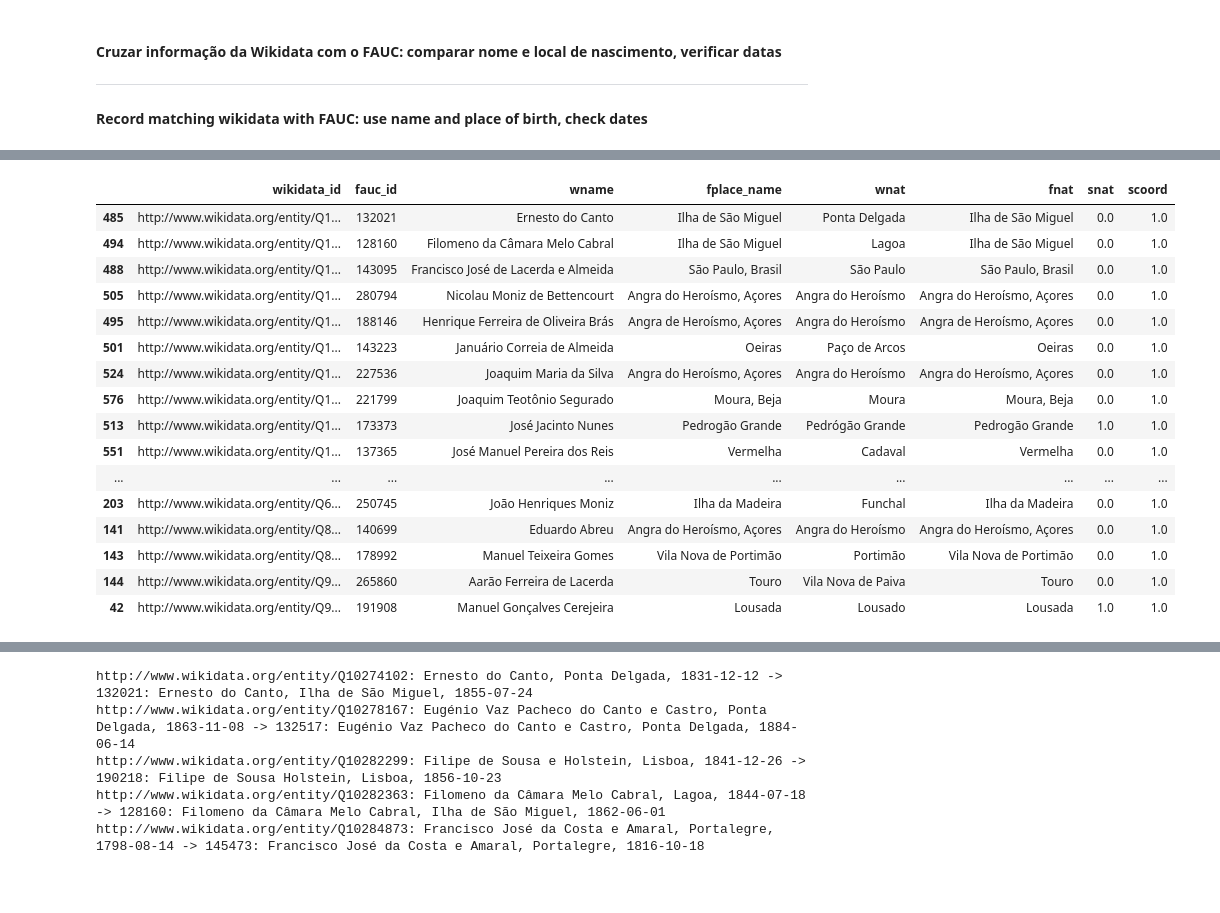
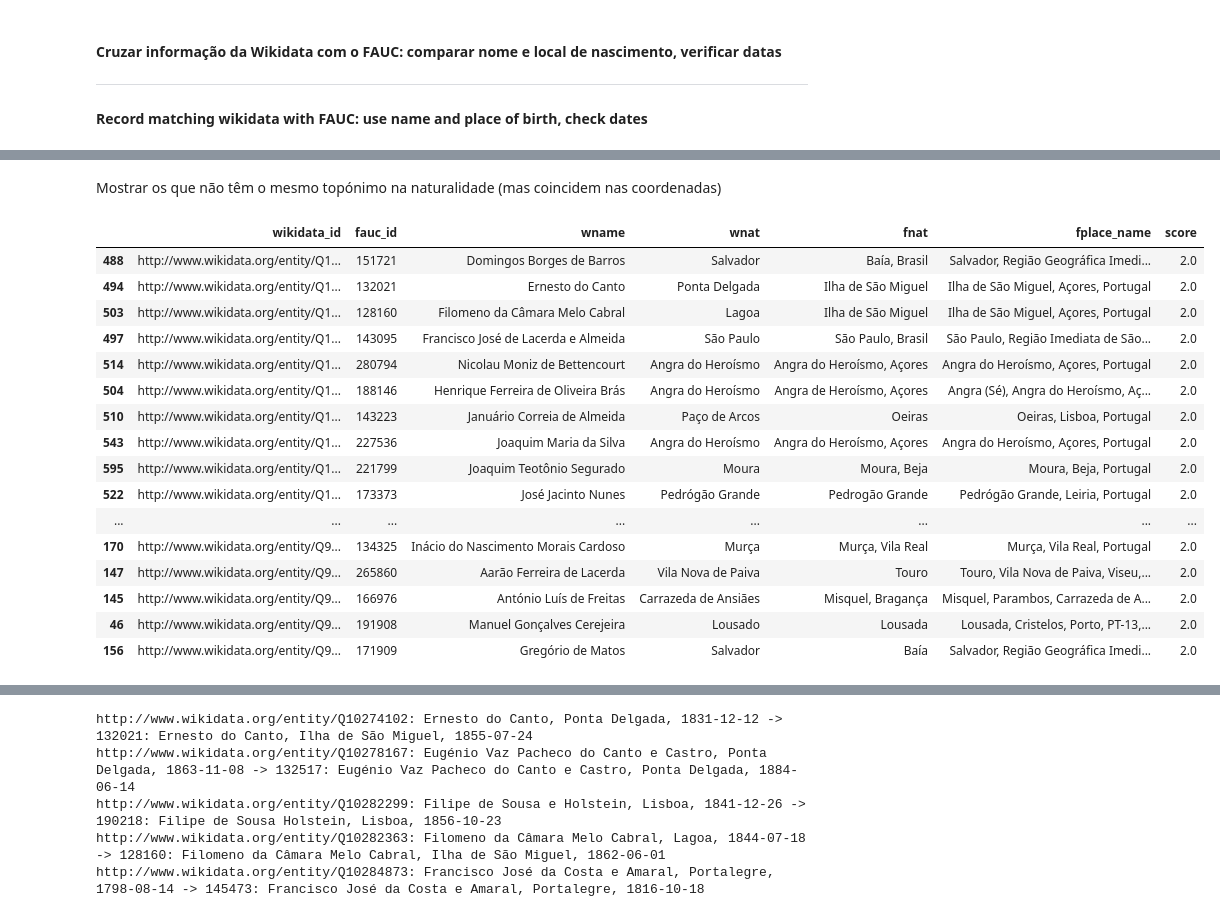
Before and after one commit to joaquimrcarvalho/fauc1537-1919, a Jupyter notebook: notebooks/997-wikidata.ipynb, the cells around one changed output, grey strips where cells are left out. Drawn from its saved outputs; the diff is of its cells as text; code cells hidden in the pictures; blank space fills up the shorter version.

```diff
--- a/notebooks/997-wikidata.ipynb
+++ b/notebooks/997-wikidata.ipynb
@@ -389,3 +398,5 @@ memory usage: 1.3 MB
 # %%
-features.sum(axis=1).value_counts().sort_index(ascending=False)
+scores = [col for col in features.columns if col.startswith('score_')]
+print(scores)
+features[scores].sum(axis=1).value_counts().sort_index(ascending=False)
 # %% [output]
@@ -406,5 +419,5 @@ dtype: int64
 # %%
-potential_matches = features[(features.sum(axis=1) > 1.85) & (features.sname>0)].reset_index()
+potential_matches = features[(features.sum(axis=1) > 1.85) & (features.score_name>0)].reset_index()
 # %%
 
 potential_matches['wikidata_id'] = wikidata.iloc[potential_matches['level_0']]['wikidata_id'].values
@@ -417,7 +430,7 @@ potential_matches['fnat'] = fauc.iloc[potential_matches['level_1']]['naturalidad
 potential_matches['fplace_name'] = fauc.iloc[potential_matches['level_1']]['address'].values
 potential_matches['fdistance'] = fauc.iloc[potential_matches['level_1']]['distance'].values
 
-potential_matches['score'] = potential_matches['scoord'] + potential_matches['snat'] + potential_matches['sname']
+potential_matches['score'] = potential_matches[scores].sum(axis=1)
 
 potential_matches.info()
 # %% [output]
@@ -478,8 +510,8 @@ min_age = 14  #  minimum age at entry
 max_age = 35  # max age at entry
 
 potential_matches['date_match'] = None
-cols = ['level_0','level_1','scoord','snat','sname','wikidata_id','wname','wnat','fauc_id','fname','fnat','fdistance','score','date_match' ]
-for indx,wndx,fndx,scoord,snat,sname,wikidata_id,wname,wnat,fauc_id,fname,fnat,distance,score,date_match in potential_matches[cols].itertuples():
+cols = ['level_0','level_1','wikidata_id','wname','wnat','fauc_id','fname','fnat','fdistance','score','date_match' ]
+for indx,wndx,fndx,wikidata_id,wname,wnat,fauc_id,fname,fnat,distance,score,date_match in potential_matches[cols].itertuples():
     birth_date = wikidata.loc[wndx,'birth_date']
     uc_entry = fauc.loc[fndx,'uc-entrada']
     if birth_date is not None:
@@ -541,21 +573,23 @@ Number of fauc records matched: 148
+# %% [markdown]
+Mostrar os que não têm o mesmo topónimo na naturalidade (mas coincidem nas coordenadas)
 # %%
-matches_dated[matches_dated['wnat'] != matches_dated['fplace_name']][['wikidata_id','fauc_id','wname','wnat','fnat','snat','scoord']]
+matches_dated[matches_dated['wnat'] != matches_dated['fnat']][['wikidata_id','fauc_id','wname','wnat','fnat','fplace_name','score']]
 # %% [output]
-|  | wikidata_id | fauc_id | wname | fplace_name | wnat | fnat | snat | scoord |
-| 485 | http://www.wikidata.org/entity/Q1... | 132021 | Ernesto do Canto | Ilha de São Miguel | Ponta Delgada | Ilha de São Miguel | 0.0 | 1.0 |
-| 494 | http://www.wikidata.org/entity/Q1... | 128160 | Filomeno da Câmara Melo Cabral | Ilha de São Miguel | Lagoa | Ilha de São Miguel | 0.0 | 1.0 |
-| 488 | http://www.wikidata.org/entity/Q1... | 143095 | Francisco José de Lacerda e Almeida | São Paulo, Brasil | São Paulo | São Paulo, Brasil | 0.0 | 1.0 |
-| 505 | http://www.wikidata.org/entity/Q1... | 280794 | Nicolau Moniz de Bettencourt | Angra do Heroísmo, Açores | Angra do Heroísmo | Angra do Heroísmo, Açores | 0.0 | 1.0 |
-| 495 | http://www.wikidata.org/entity/Q1... | 188146 | Henrique Ferreira de Oliveira Brás | Angra de Heroísmo, Açores | Angra do Heroísmo | Angra de Heroísmo, Açores | 0.0 | 1.0 |
-| 501 | http://www.wikidata.org/entity/Q1... | 143223 | Januário Correia de Almeida | Oeiras | Paço de Arcos | Oeiras | 0.0 | 1.0 |
-| 524 | http://www.wikidata.org/entity/Q1... | 227536 | Joaquim Maria da Silva | Angra do Heroísmo, Açores | Angra do Heroísmo | Angra do Heroísmo, Açores | 0.0 | 1.0 |
-| 576 | http://www.wikidata.org/entity/Q1... | 221799 | Joaquim Teotônio Segurado | Moura, Beja | Moura | Moura, Beja | 0.0 | 1.0 |
-| 513 | http://www.wikidata.org/entity/Q1... | 173373 | José Jacinto Nunes | Pedrogão Grande | Pedrógão Grande | Pedrogão Grande | 1.0 | 1.0 |
-| 551 | http://www.wikidata.org/entity/Q1... | 137365 | José Manuel Pereira dos Reis | Vermelha | Cadaval | Vermelha | 0.0 | 1.0 |
-| ... | ... | ... | ... | ... | ... | ... | ... | ... |
-| 203 | http://www.wikidata.org/entity/Q6... | 250745 | João Henriques Moniz | Ilha da Madeira | Funchal | Ilha da Madeira | 0.0 | 1.0 |
-| 141 | http://www.wikidata.org/entity/Q8... | 140699 | Eduardo Abreu | Angra do Heroísmo, Açores | Angra do Heroísmo | Angra do Heroísmo, Açores | 0.0 | 1.0 |
-| 143 | http://www.wikidata.org/entity/Q8... | 178992 | Manuel Teixeira Gomes | Vila Nova de Portimão | Portimão | Vila Nova de Portimão | 0.0 | 1.0 |
-| 144 | http://www.wikidata.org/entity/Q9... | 265860 | Aarão Ferreira de Lacerda | Touro | Vila Nova de Paiva | Touro | 0.0 | 1.0 |
-| 42 | http://www.wikidata.org/entity/Q9... | 191908 | Manuel Gonçalves Cerejeira | Lousada | Lousado | Lousada | 1.0 | 1.0 |
+|  | wikidata_id | fauc_id | wname | wnat | fnat | fplace_name | score |
+| 488 | http://www.wikidata.org/entity/Q1... | 151721 | Domingos Borges de Barros | Salvador | Baía, Brasil | Salvador, Região Geográfica Imedi... | 2.0 |
+| 494 | http://www.wikidata.org/entity/Q1... | 132021 | Ernesto do Canto | Ponta Delgada | Ilha de São Miguel | Ilha de São Miguel, Açores, Portugal | 2.0 |
+| 503 | http://www.wikidata.org/entity/Q1... | 128160 | Filomeno da Câmara Melo Cabral | Lagoa | Ilha de São Miguel | Ilha de São Miguel, Açores, Portugal | 2.0 |
+| 497 | http://www.wikidata.org/entity/Q1... | 143095 | Francisco José de Lacerda e Almeida | São Paulo | São Paulo, Brasil | São Paulo, Região Imediata de São... | 2.0 |
+| 514 | http://www.wikidata.org/entity/Q1... | 280794 | Nicolau Moniz de Bettencourt | Angra do Heroísmo | Angra do Heroísmo, Açores | Angra do Heroísmo, Açores, Portugal | 2.0 |
+| 504 | http://www.wikidata.org/entity/Q1... | 188146 | Henrique Ferreira de Oliveira Brás | Angra do Heroísmo | Angra de Heroísmo, Açores | Angra (Sé), Angra do Heroísmo, Aç... | 2.0 |
+| 510 | http://www.wikidata.org/entity/Q1... | 143223 | Januário Correia de Almeida | Paço de Arcos | Oeiras | Oeiras, Lisboa, Portugal | 2.0 |
+| 543 | http://www.wikidata.org/entity/Q1... | 227536 | Joaquim Maria da Silva | Angra do Heroísmo | Angra do Heroísmo, Açores | Angra do Heroísmo, Açores, Portugal | 2.0 |
+| 595 | http://www.wikidata.org/entity/Q1... | 221799 | Joaquim Teotônio Segurado | Moura | Moura, Beja | Moura, Beja, Portugal | 2.0 |
+| 522 | http://www.wikidata.org/entity/Q1... | 173373 | José Jacinto Nunes | Pedrógão Grande | Pedrogão Grande | Pedrógão Grande, Leiria, Portugal | 2.0 |
+| ... | ... | ... | ... | ... | ... | ... | ... |
+| 170 | http://www.wikidata.org/entity/Q9... | 134325 | Inácio do Nascimento Morais Cardoso | Murça | Murça, Vila Real | Murça, Vila Real, Portugal | 2.0 |
+| 147 | http://www.wikidata.org/entity/Q9... | 265860 | Aarão Ferreira de Lacerda | Vila Nova de Paiva | Touro | Touro, Vila Nova de Paiva, Viseu,... | 2.0 |
+| 145 | http://www.wikidata.org/entity/Q9... | 166976 | António Luís de Freitas | Carrazeda de Ansiães | Misquel, Bragança | Misquel, Parambos, Carrazeda de A... | 2.0 |
+| 46 | http://www.wikidata.org/entity/Q9... | 191908 | Manuel Gonçalves Cerejeira | Lousado | Lousada | Lousada, Cristelos, Porto, PT-13,... | 2.0 |
+| 156 | http://www.wikidata.org/entity/Q9... | 171909 | Gregório de Matos | Salvador | Baía | Salvador, Região Geográfica Imedi... | 2.0 |
 # %%
```
Also changed, not shown: parts of 32 cells of this notebook.
